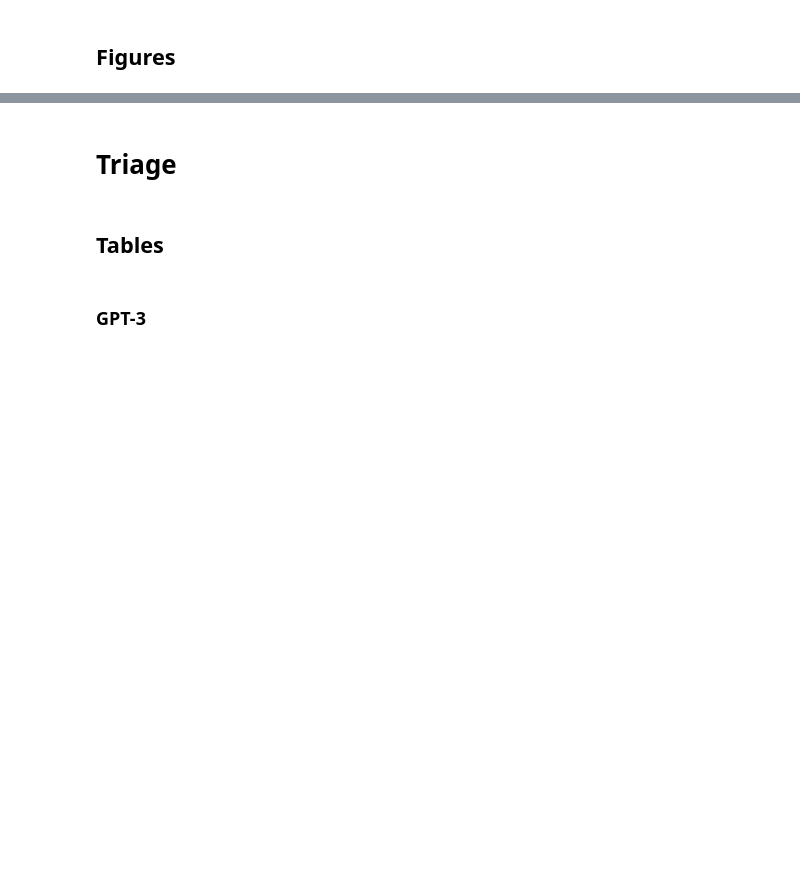
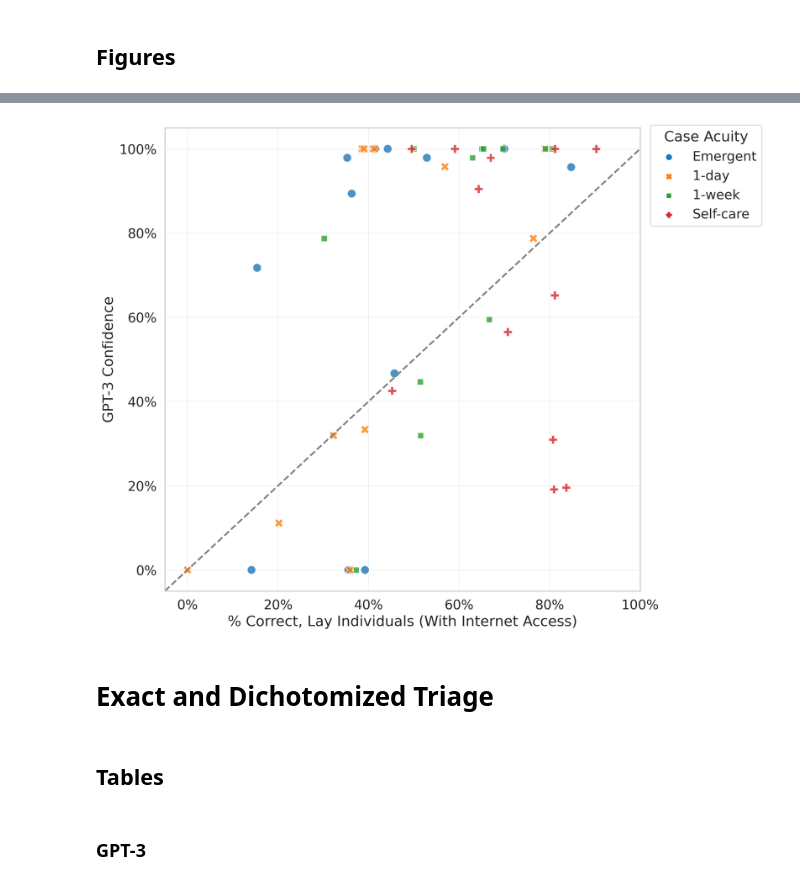
Before and after one commit to beamlab-hsph/gpt3-clinical-vignettes, a Jupyter notebook: notebooks/final-figures-tables.ipynb, the cells around one changed output, grey strips where cells are left out. Cells and saved outputs as stored; diff of their text form; code cells hidden in the pictures; blank space fills up the shorter version.

Commit message:
new figures and tables

```diff
--- a/notebooks/final-figures-tables.ipynb
+++ b/notebooks/final-figures-tables.ipynb
@@ -6,6 +6,7 @@ import re
 import pandas as pd
 
 import matplotlib.pyplot as plt
+import matplotlib.ticker as ticker
 import seaborn as sns
 
 from statsmodels.stats.proportion import proportion_confint
@@ -13,6 +14,7 @@ from statsmodels.stats.proportion import proportion_confint
 sns.set_context('notebook', font_scale=1.4)
 sns.set_style("whitegrid")
 
+plt.rcParams['figure.dpi'] = 300
 ALPHA = 0.05
 # %% [markdown]
 # Diagnosis
@@ -61,6 +117,8 @@ gpt3_dx_graded['Correct Triage'] = gpt3_dx_graded['Additional Details'].map(lamb
 # %%
-# Aggregate over vignettes
-gpt3_dx_perf = gpt3_dx_graded.groupby('Correct Triage')\
+# Calculate aggregated performance
+gpt3_dx_perf = gpt3_dx_graded.drop_duplicates(
+    ["Problem", "Additional Details", "Correct Diagnosis"], keep="first")
+gpt3_dx_perf = gpt3_dx_perf.groupby('Correct Triage')\
     [['Top-1', 'Top-3']].\
     agg([len, sum])
 gpt3_dx_perf.loc['All'] = gpt3_dx_perf.sum()
@@ -134 +241,7 @@ md_dx_perf
+# %%
+# Get per vignette performance
+per_vignette_dx_human = human_dx_perf.copy()["Top-3"]
+per_vignette_dx_human["% Correct"] = per_vignette_dx_human["# Correct"] / per_vignette_dx_human["N"]
+per_vignette_dx_human['Correct Triage'] = per_vignette_dx_human.index.map(lambda s: idx2triage[
+    int(re.findall(r"[\d]+", s)[0]) - 1])
 # %%
@@ -235,8 +310,34 @@ ax.errorbar(x=[patch.get_x()+patch.get_width()/2 for patch in ax.patches],
             ls='none', fmt='k', capsize=4);
 # %% [output]
 [figure]
+# %%
+per_vignette_dx_human.index = per_vignette_dx_human.index.map(lambda s: int(s[2:])-1)
+# %%
+assert (per_vignette_dx_human["Correct Triage"] == per_vignette_dx_gpt3["Correct Triage"]).all()
+
+fig, ax = plt.subplots(figsize=(10, 10))
+
+g = sns.scatterplot(
+    x=per_vignette_dx_human["% Correct"]*100,
+    y=per_vignette_dx_gpt3["Pr(correct prediction)"]*100,
+    hue=per_vignette_dx_human["Correct Triage"],
+    s=100,
+    alpha=0.8,
+    ax=ax,
+    style=per_vignette_dx_human["Correct Triage"],
+)
+g.legend(loc='upper right', bbox_to_anchor=(1.27, 1.02), title="Case Acuity")
+ax.axline((0, 0), slope=1, linewidth=2, color='grey', linestyle="dashed")
+ax.set_xlim((-5, 100))
+ax.grid(color="grey", alpha=0.1)
+ax.set_ylabel("GPT-3 Confidence")
+ax.set_xlabel("% Correct, Lay Individuals (With Internet Access)")
+ax.yaxis.set_major_formatter(ticker.PercentFormatter())
+ax.xaxis.set_major_formatter(ticker.PercentFormatter())
+# %% [output]
+[figure, added]
 # %% [markdown]
-# Triage
+# Exact and Dichotomized Triage
 # %% [markdown]
 ## Tables
 # %% [markdown]
```
Also changed, not shown: parts of 27 cells of this notebook, 8 other files.
